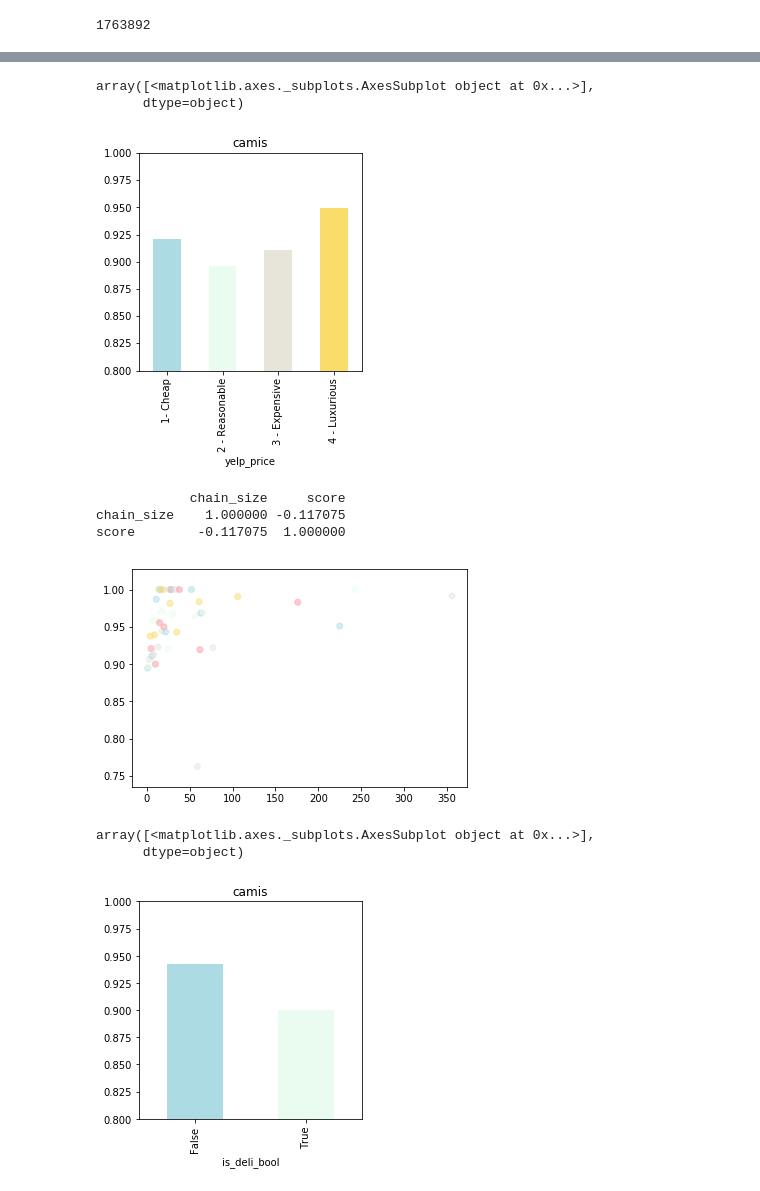
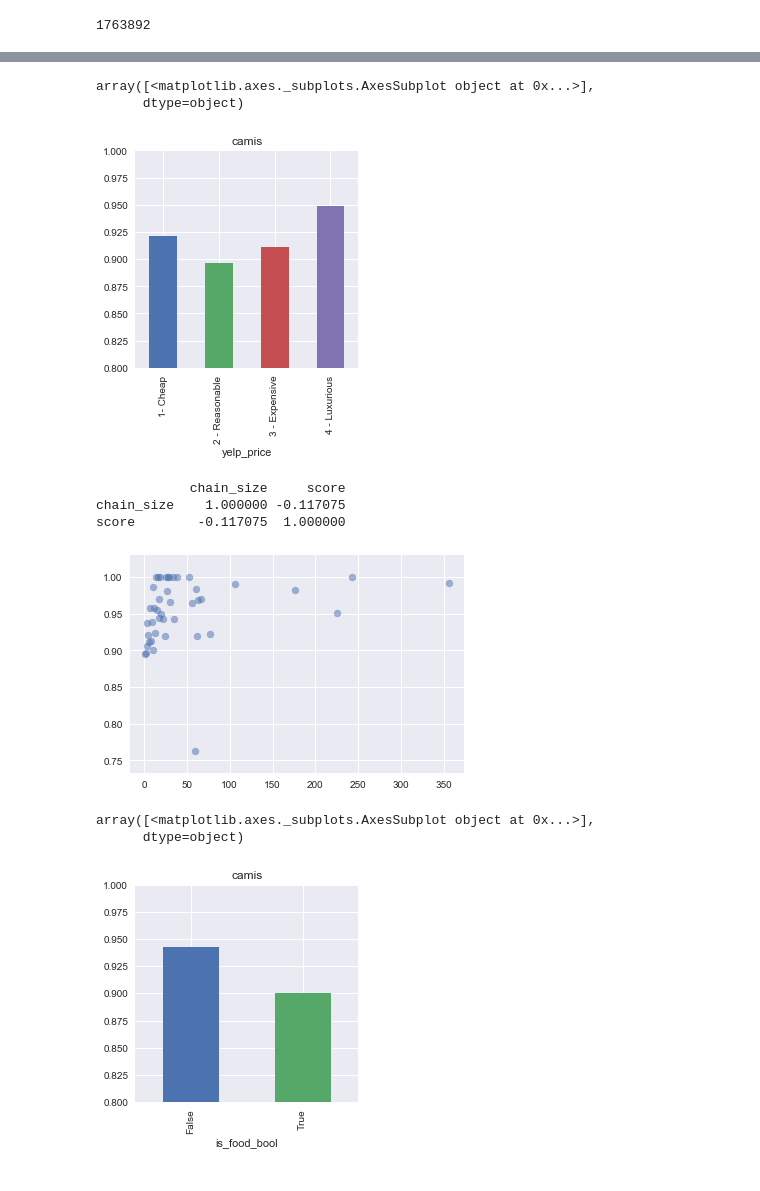
Before and after one commit to imiraoui/NYC-Restaurant-Analysis, a Jupyter notebook: Introductory Visualization.ipynb, the cells around one changed output, grey strips where cells are left out. Saved outputs shown, nothing was run; the diff lists cells and outputs as text; code cells hidden in the pictures.

```diff
--- a/Introductory Visualization.ipynb
+++ b/Introductory Visualization.ipynb
@@ -9,6 +9,5 @@ import folium
 import json
 from datetime import *
 from fuzzywuzzy import fuzz
-
-#Initiate the color palette throughout
-palette =["#acdbe3", "#eafcef","#e7e5d9","#fadc6a","#fb9aa6"]
+%matplotlib inline
+plt.style.use('seaborn')
@@ -196,6 +209,8 @@ score            0.02943  1.00000
 # %%
-plt.scatter(df_cleaned["yelp_review_count"], df_cleaned["score"], c=palette, alpha=0.5)
+df_cleaned["log_yelp_review_count"] = np.log(df_cleaned["yelp_review_count"])
+plt.scatter(df_cleaned["log_yelp_review_count"], df_cleaned["score"], alpha=0.5)
 print(df_cleaned[["yelp_review_count","score"]].corr())
+#Log de review count
 # %% [output]
                    yelp_review_count     score
 yelp_review_count           1.000000  0.049714
@@ -205,34 +220,34 @@ score                       0.049714  1.000000
 #Is there any distinction by price point?
 df_cleaned = df_cleaned.sort_values(by=["yelp_price"],ascending = True)
 plot3df = df_cleaned[df_cleaned["score"] < 14].groupby("yelp_price")["camis"].count() / df_cleaned.groupby("yelp_price")["camis"].count()
-plot3df.plot(kind="bar", subplots = True, figsize=(4,4),ylim = (0.8,1),color=palette)
+plot3df.plot(kind="bar", subplots = True, figsize=(4,4),ylim = (0.8,1))
 # %% [output]
 array([<matplotlib.axes._subplots.AxesSubplot object at 0x...>],
       dtype=object)
-[figure, old version]
+[figure, new version]
 # %%
 #Is there any distinction by being a chain? AS EXPECTED
 df_cleaned["chain_size"] = df_cleaned["dba"].map(df_cleaned["dba"].value_counts())
 plot5df = df_cleaned[df_cleaned["score"] < 14].groupby("chain_size")["camis"].count() / df_cleaned.groupby("chain_size")["camis"].count()
-plt.scatter(plot5df.index, plot5df, c=palette, alpha=0.5)
+plt.scatter(plot5df.index, plot5df, alpha=0.5)
 print(df_cleaned[["chain_size","score"]].corr())
+#log de chainsize et faire dba au lieu de camis
+#asindex dans groupby pour pas changer l'indexe
 # %% [output]
             chain_size     score
 chain_size    1.000000 -0.117075
 score        -0.117075  1.000000
-[figure, old version]
+[figure, new version]
 # %%
 #simply seggregate food or not and delicatessen or not
 df_cleaned["is_food_bool"] = [x == "Food" for x in df_cleaned["food"]]
-df_cleaned["is_deli_bool"] = [x == "Delicatessen" for x in df_cleaned["food"]]
+df_cleaned["is_other_bool"] = [x == "Other" for x in df_cleaned["food"]]
 plot7df = df_cleaned[df_cleaned["score"] < 14].groupby("is_food_bool")["camis"].count() / df_cleaned.groupby("is_food_bool")["camis"].count()
-plot7df.plot(kind="bar", subplots = True, figsize=(4,4),ylim = (0.8,1),color=palette)
-plot8df = df_cleaned[df_cleaned["score"] < 14].groupby("is_deli_bool")["camis"].count() / df_cleaned.groupby("is_deli_bool")["camis"].count()
-plot8df.plot(kind="bar", subplots = True, figsize=(4,4),ylim = (0.8,1),color=palette)
+plot7df.plot(kind="bar", subplots = True, figsize=(4,4),ylim = (0.8,1))
 # %% [output]
 array([<matplotlib.axes._subplots.AxesSubplot object at 0x...>],
       dtype=object)
-[figure, old version]
+[figure, new version]
 # %%
 #Also, I should isolate food throughout the analysis to avoid bias
 #What do we do with all the restaurants/biz that i couldnt find on yelp? It does give an info
```
Also changed, not shown: parts of 30 cells of this notebook, 1 other file.
